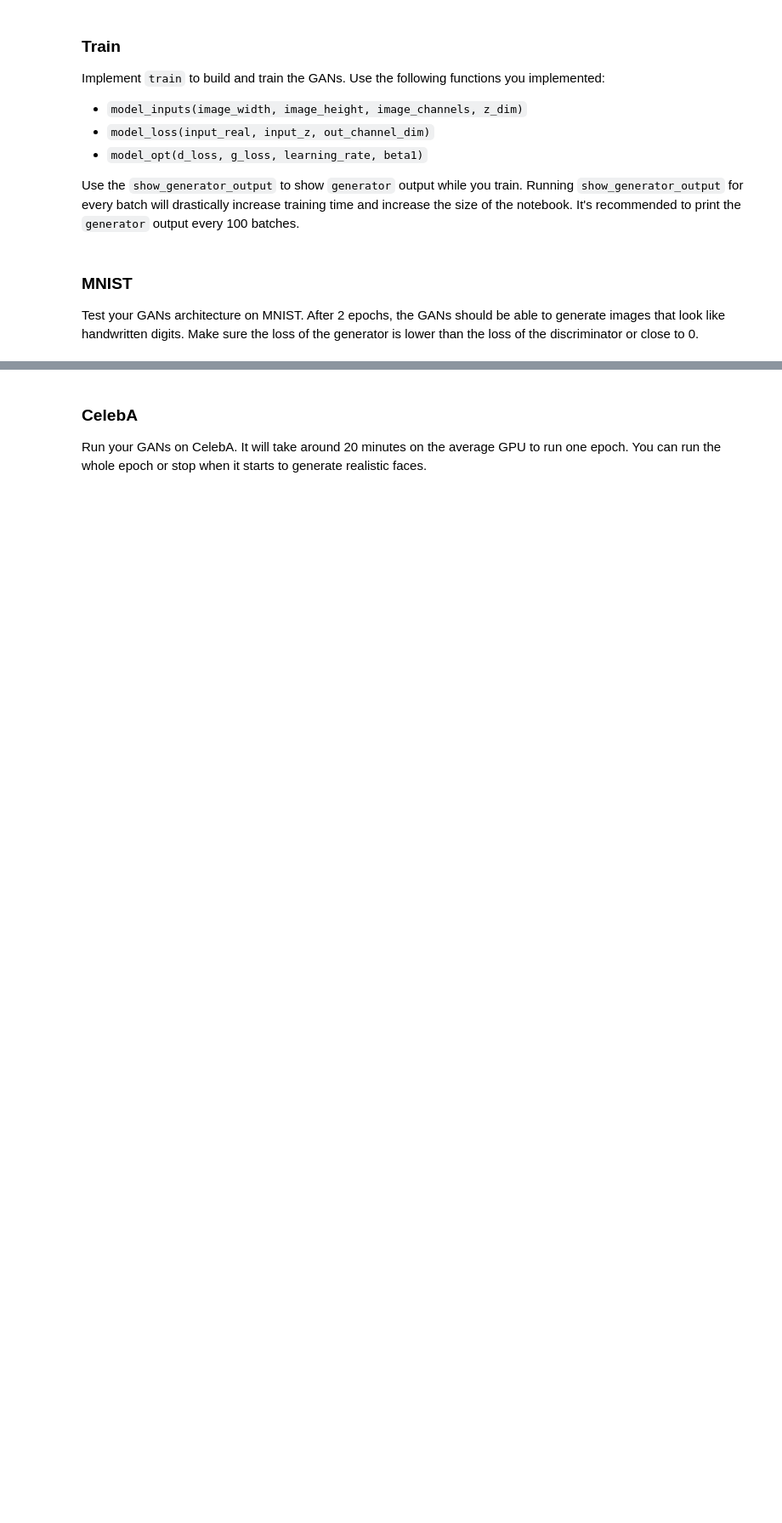
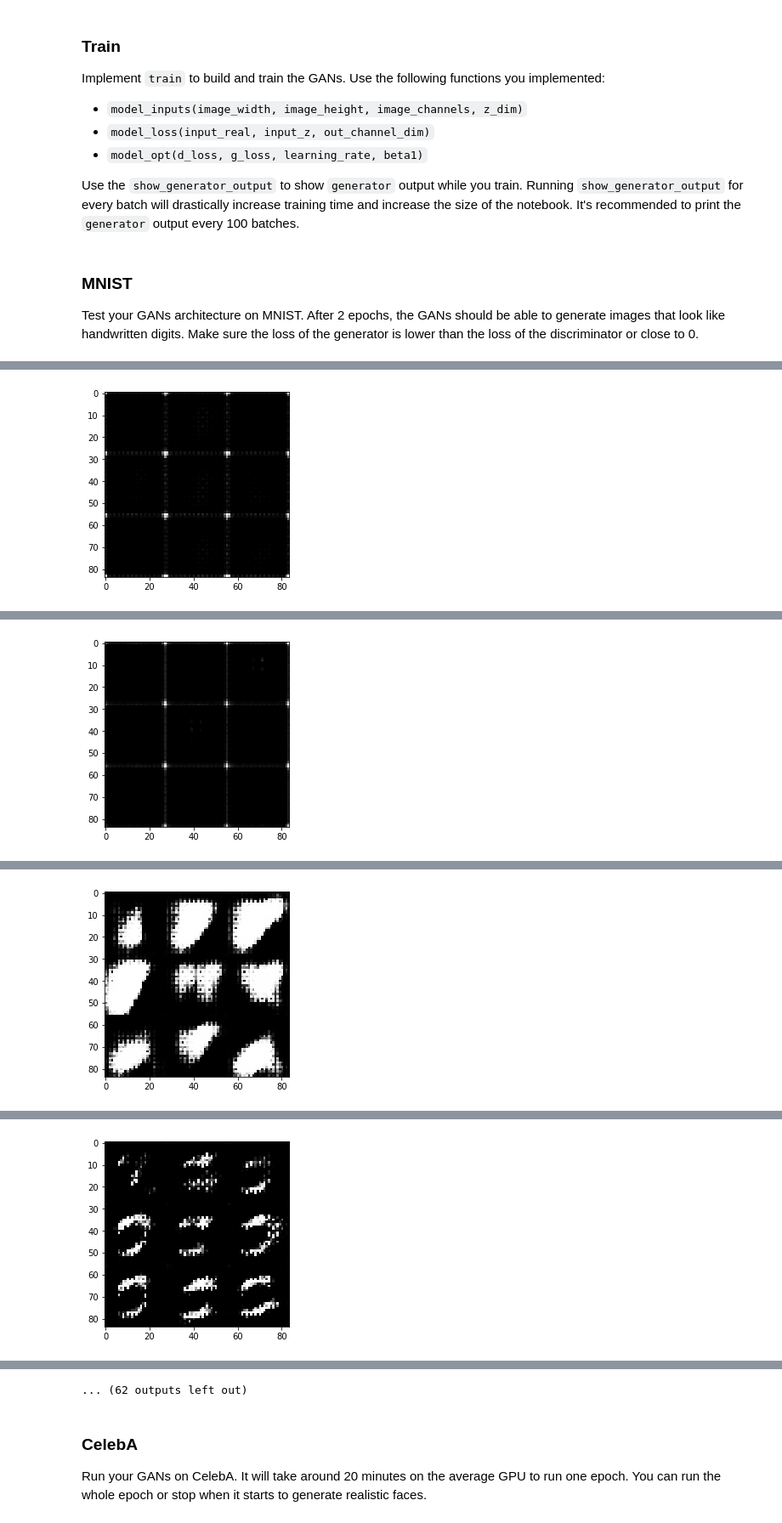
Before and after one commit to dryguz/udacity_face_generation, a Jupyter notebook: dlnd_face_generation.ipynb, the cells around one changed output, grey strips where cells are left out. Shown at 85% size. Saved outputs shown, nothing was run; the diff lists cells and outputs as text; code cells hidden in the pictures; blank space fills up the shorter version.

```diff
--- a/dlnd_face_generation.ipynb
+++ b/dlnd_face_generation.ipynb
@@ -263,11 +309,47 @@ def train(epoch_count, batch_size, z_dim, learning_rate, beta1, get_batches, dat
+# %%
+def train(epoch_count, batch_size, z_dim, learning_rate, beta1, get_batches, data_shape, data_image_mode):
+
+    n, image_width, image_height, image_channels = data_shape
+    input_real, input_z, l_rate = model_inputs(image_width, image_height, image_channels, z_dim)
+    d_loss, g_loss = model_loss(input_real, input_z, image_channels)
+    d_train_opt, g_train_opt = model_opt(d_loss, g_loss, learning_rate, beta1)
+
+    steps = 0
+    print_every = 100
+
+    # -------------------------------------------------------------------------------------------
+
+    with tf.Session() as sess:
+        sess.run(tf.global_variables_initializer())
+        for epoch_i in range(epoch_count):
+            for batch_images in get_batches(batch_size):
+                steps+=1
+                batch_images *= 2
+                batch_z = np.random.uniform(-1,1, size = (batch_size, z_dim))
+
+                _ = sess.run(d_train_opt, feed_dict = {input_real: batch_images,
+                                                input_z: batch_z,
+                                                l_rate: learning_rate})
+
+                two = sess.run(g_train_opt, feed_dict = {input_real: batch_images,
+                                                input_z: batch_z,
+                                                l_rate: learning_rate})
+
+                if steps % print_every == 0:
+                    training_d_loss = d_loss.eval({input_real: batch_images, input_z: batch_z})
+                    training_g_loss = g_loss.eval({input_z: batch_z})
+                    print("Discriminator Loss: {:.4f}".format(training_d_loss),
+                         "Generator Loss: {:.4f}".format(training_g_loss))
+
+                    show_generator_output(sess, 10, input_z, image_channels, data_image_mode)
 # %% [markdown]
 ### MNIST
 Test your GANs architecture on MNIST.  After 2 epochs, the GANs should be able to generate images that look like handwritten digits.  Make sure the loss of the generator is lower than the loss of the discriminator or close to 0.
 # %%
-batch_size = None
-z_dim = None
-learning_rate = None
-beta1 = None
+batch_size = 32
+z_dim = 100
+learning_rate = 0.0002
+beta1 = 0.9
 
 
 """
@@ -279,3 +361,4 @@ mnist_dataset = helper.Dataset('mnist', glob(os.path.join(data_dir, 'mnist/*.jpg
 with tf.Graph().as_default():
     train(epochs, batch_size, z_dim, learning_rate, beta1, mnist_dataset.get_batches,
           mnist_dataset.shape, mnist_dataset.image_mode)
+# %% [output]
@@ -281,0 +366 @@ with tf.Graph().as_default():
+[figure, added]
@@ -281,0 +368 @@ with tf.Graph().as_default():
+[figure, added]
@@ -281,0 +370 @@ with tf.Graph().as_default():
+[figure, added]
@@ -281,0 +372 @@ with tf.Graph().as_default():
+[figure, added]
@@ -282,3 +377,4 @@ with tf.Graph().as_default():
+... (62 outputs left out)
 # %% [markdown]
 ### CelebA
 Run your GANs on CelebA.  It will take around 20 minutes on the average GPU to run one epoch.  You can run the whole epoch or stop when it starts to generate realistic faces.
```
Also changed, not shown: parts of 16 cells of this notebook.
